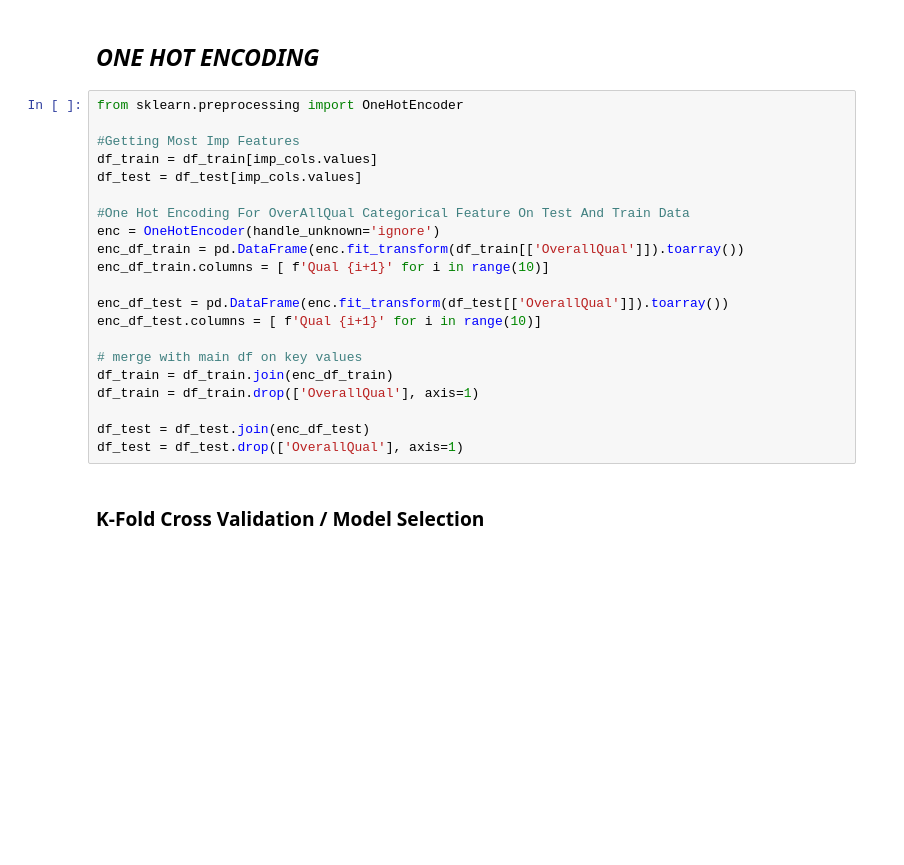
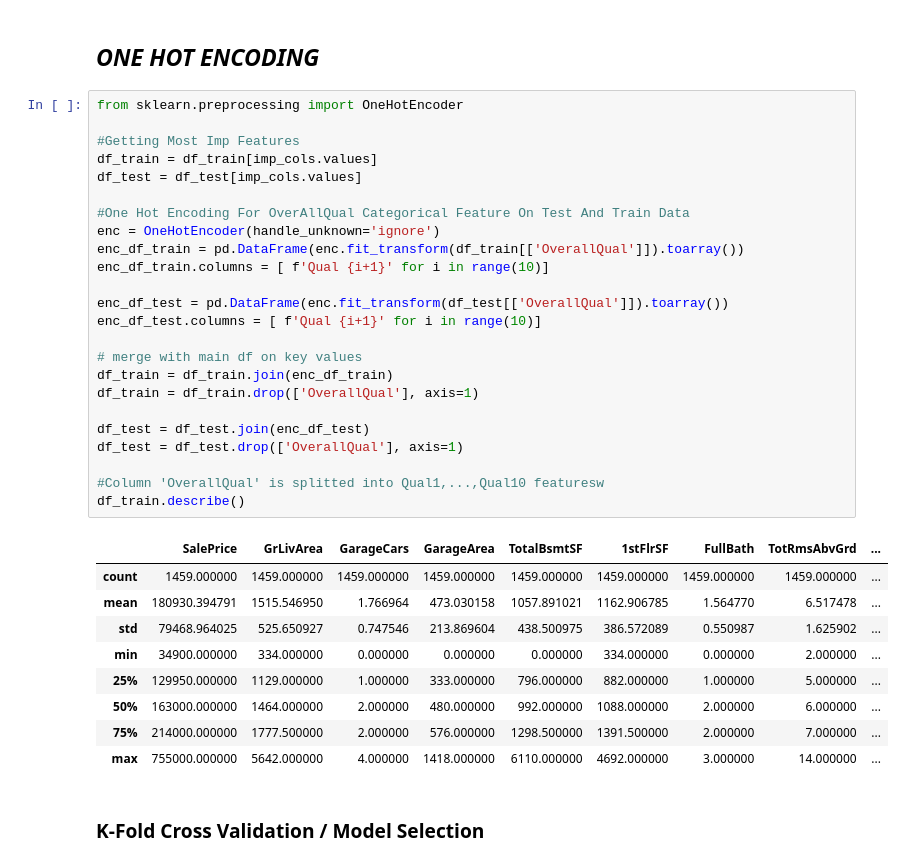
Before and after one commit to Rumsha001/ML-Project, a Jupyter notebook: RealEstate_Project.ipynb, the cells around one changed output. Saved outputs shown, nothing was run; the diff lists cells and outputs as text; blank space fills up the shorter version.

```diff
--- a/RealEstate_Project.ipynb
+++ b/RealEstate_Project.ipynb
@@ -323,24 +323,37 @@ print(len(df_train.columns))
 # %%
 from sklearn.preprocessing import OneHotEncoder
 
 #Getting Most Imp Features
 df_train = df_train[imp_cols.values]
 df_test = df_test[imp_cols.values]
 
 #One Hot Encoding For OverAllQual Categorical Feature On Test And Train Data
 enc = OneHotEncoder(handle_unknown='ignore')
 enc_df_train = pd.DataFrame(enc.fit_transform(df_train[['OverallQual']]).toarray())
 enc_df_train.columns = [ f'Qual {i+1}' for i in range(10)]
 
 enc_df_test = pd.DataFrame(enc.fit_transform(df_test[['OverallQual']]).toarray())
 enc_df_test.columns = [ f'Qual {i+1}' for i in range(10)]
 
 # merge with main df on key values
 df_train = df_train.join(enc_df_train)
 df_train = df_train.drop(['OverallQual'], axis=1)
 
 df_test = df_test.join(enc_df_test)
 df_test = df_test.drop(['OverallQual'], axis=1)
+
+#Column 'OverallQual' is splitted into Qual1,...,Qual10 featuresw
+df_train.describe()
+# %% [output]
+|  | SalePrice | GrLivArea | GarageCars | GarageArea | TotalBsmtSF | 1stFlrSF | FullBath | TotRmsAbvGrd | ... |
+| count | 1459.000000 | 1459.000000 | 1459.000000 | 1459.000000 | 1459.000000 | 1459.000000 | 1459.000000 | 1459.000000 | ... |
+| mean | 180930.394791 | 1515.546950 | 1.766964 | 473.030158 | 1057.891021 | 1162.906785 | 1.564770 | 6.517478 | ... |
+| std | 79468.964025 | 525.650927 | 0.747546 | 213.869604 | 438.500975 | 386.572089 | 0.550987 | 1.625902 | ... |
+| min | 34900.000000 | 334.000000 | 0.000000 | 0.000000 | 0.000000 | 334.000000 | 0.000000 | 2.000000 | ... |
+| 25% | 129950.000000 | 1129.000000 | 1.000000 | 333.000000 | 796.000000 | 882.000000 | 1.000000 | 5.000000 | ... |
+| 50% | 163000.000000 | 1464.000000 | 2.000000 | 480.000000 | 992.000000 | 1088.000000 | 2.000000 | 6.000000 | ... |
+| 75% | 214000.000000 | 1777.500000 | 2.000000 | 576.000000 | 1298.500000 | 1391.500000 | 2.000000 | 7.000000 | ... |
+| max | 755000.000000 | 5642.000000 | 4.000000 | 1418.000000 | 6110.000000 | 4692.000000 | 3.000000 | 14.000000 | ... |
 # %% [markdown]
 ### **K-Fold Cross Validation / Model Selection**
 # %%
```
Also changed, not shown: parts of 7 cells of this notebook.
